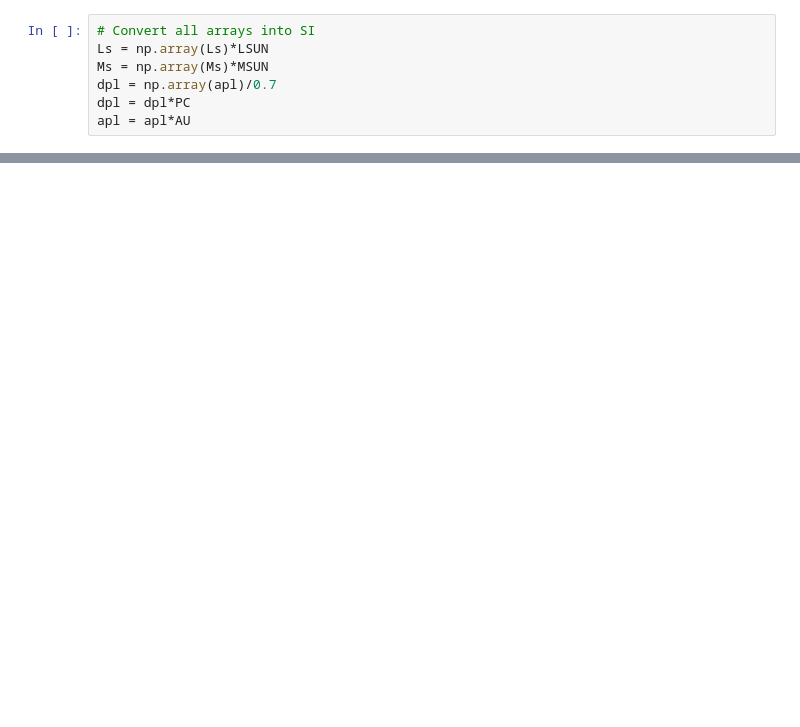
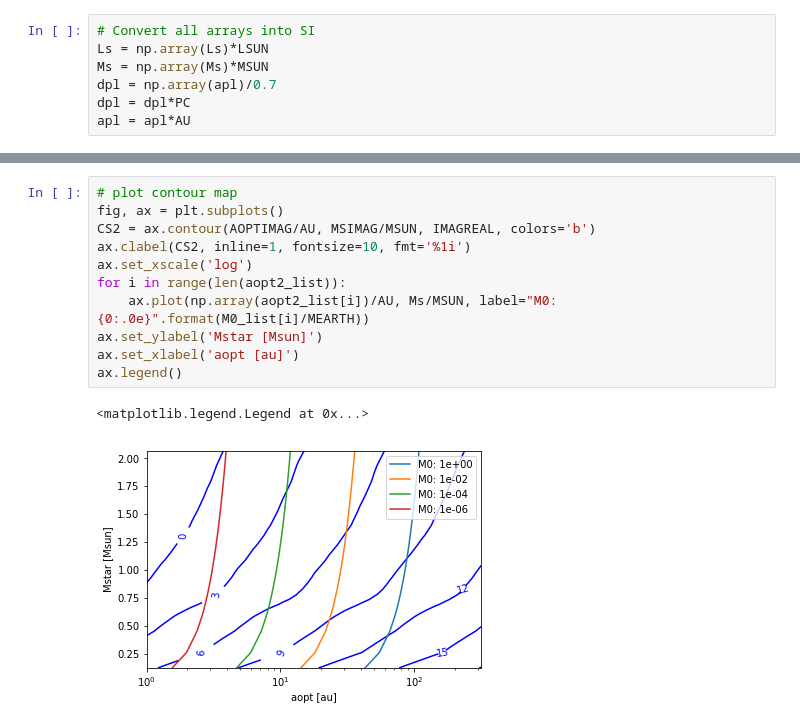
Before and after one commit to LoicNassif/CE-Irregular-Satellites, a Jupyter notebook: jupyter_examples/2DOpt.ipynb, the cells around one changed output, grey strips where cells are left out. Cells and saved outputs as stored; diff of their text form; blank space fills up the shorter version.

```diff
--- a/jupyter_examples/2DOpt.ipynb
+++ b/jupyter_examples/2DOpt.ipynb
@@ -139,2 +144,16 @@ print(MSIMAG[3]/MSUN)
+# %%
+# plot contour map
+fig, ax = plt.subplots()
+CS2 = ax.contour(AOPTIMAG/AU, MSIMAG/MSUN, IMAGREAL, colors='b')
+ax.clabel(CS2, inline=1, fontsize=10, fmt='%1i')
+ax.set_xscale('log')
+for i in range(len(aopt2_list)):
+    ax.plot(np.array(aopt2_list[i])/AU, Ms/MSUN, label="M0: {0:.0e}".format(M0_list[i]/MEARTH))
+ax.set_ylabel('Mstar [Msun]')
+ax.set_xlabel('aopt [au]')
+ax.legend()
+# %% [output]
+<matplotlib.legend.Legend at 0x...>
+[figure, added]
 # %%
 # plot contour map
```
Also changed, not shown: parts of 31 cells of this notebook.
